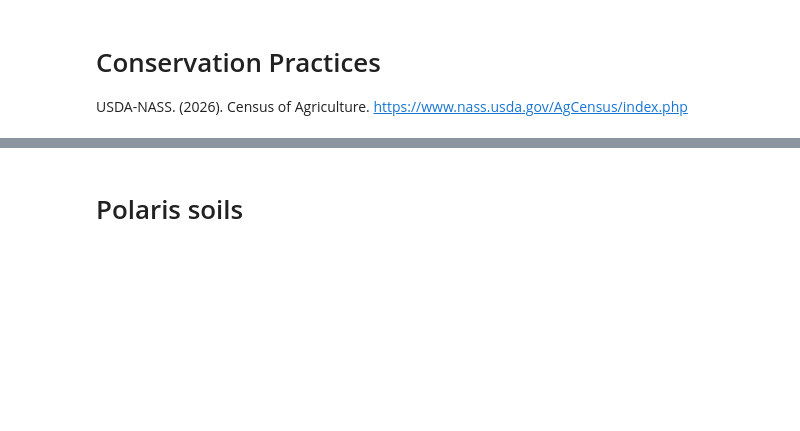
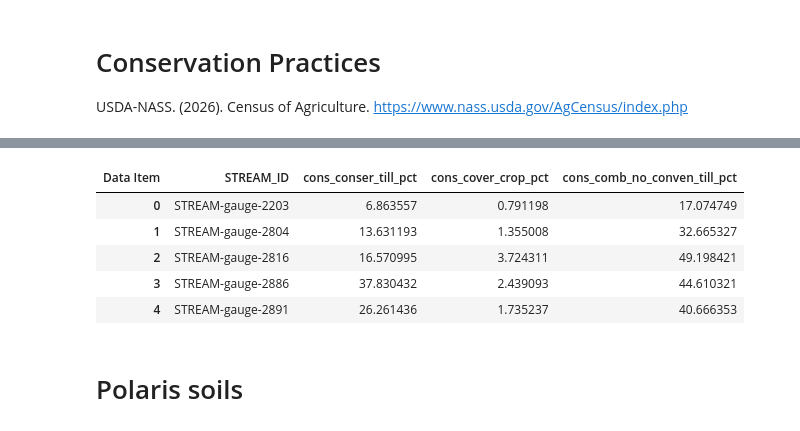
Before and after one commit to danykakbyrnes/STREAM_seasonality, a Jupyter notebook: data_compiling.ipynb, the cells around one changed output, grey strips where cells are left out. Saved outputs shown, nothing was run; the diff lists cells and outputs as text; code cells hidden in the pictures; blank space fills up the shorter version.

```diff
--- a/data_compiling.ipynb
+++ b/data_compiling.ipynb
@@ -275,35 +283,47 @@ for site in MAIN_SITES:
     try:
         wtshd_county = gpd.clip(cnty_shapefile, wtshd)
     except Exception:
         wtshd_county = gpd.overlay(cnty_shapefile, wtshd, how='intersection')
 
     wtshd_county['frac_area'] = wtshd_county.area / (wtshd_county['AREA_HA'] * 10000) # m2 / m2
 
     # Merge brings in 4 rows per GEOID (one per Data Item)
     wtshd_county = wtshd_county[['GEOID', 'frac_area']].merge(avg_cons_pract, on='GEOID', how='inner')
 
     # Weight each data item separately
     wtshd_county['area_weighted_km2'] = wtshd_county['area_km2'] * wtshd_county['frac_area']
 
     # Group by Data Item so they stay separate
     wtshd_summary = wtshd_county.groupby('Data Item')['area_weighted_km2'].sum().reset_index()
     wtshd_summary['pct_area'] = (wtshd_summary['area_weighted_km2'] / wtshd_area)*100
     wtshd_summary['Site'] = site
 
     wtsh_cons.append(wtshd_summary)
 
 # Combing the results
 combined_cons = pd.concat(wtsh_cons, ignore_index=True)
 
 # remapping names so they are correct and more concise
 combined_cons.replace({"PRACTICES, LAND USE, CROPLAND, CONSERVATION TILLAGE, (EXCL NO-TILL) - ACRES": "cons_conser_till_pct",
                       "PRACTICES, LAND USE, CROPLAND, CONSERVATION TILLAGE, NO-TILL - ACRES" : "cons_no_till_pct",
                       "PRACTICES, LAND USE, CROPLAND, CONVENTIONAL TILLAGE - ACRES" : "cons_conven_till_pct",
                       "PRACTICES, LAND USE, CROPLAND, COVER CROP PLANTED, (EXCL CRP) - ACRES":"cons_cover_crop_pct"},
                       inplace=True)
+# Pivot conservation practices from long to wide, then merge
+cons_wide = combined_cons.pivot_table(
+    index='Site', columns='Data Item', values='pct_area'
+).reset_index().rename(columns={'Site': 'STREAM_ID'})
 
-combined_cons['cons_comb_no_conven_till_pct'] = combined_cons['cons_no_till_pct']+combined_cons['cons_conven_till_pct']
-combined_cons = data.drop(['cons_no_till_pct', 'cons_conven_till_pct'], axis=1)
+cons_wide['cons_comb_no_conven_till_pct'] = cons_wide['cons_no_till_pct']+cons_wide['cons_conven_till_pct']
+cons_wide = cons_wide.drop(['cons_no_till_pct', 'cons_conven_till_pct'], axis=1)
+cons_wide.head()
+# %% [output]
+| Data Item | STREAM_ID | cons_conser_till_pct | cons_cover_crop_pct | cons_comb_no_conven_till_pct |
+| 0 | STREAM-gauge-2203 | 6.863557 | 0.791198 | 17.074749 |
+| 1 | STREAM-gauge-2804 | 13.631193 | 1.355008 | 32.665327 |
+| 2 | STREAM-gauge-2816 | 16.570995 | 3.724311 | 49.198421 |
+| 3 | STREAM-gauge-2886 | 37.830432 | 2.439093 | 44.610321 |
+| 4 | STREAM-gauge-2891 | 26.261436 | 1.735237 | 40.666353 |
 # %% [markdown]
 # Polaris soils
 # %%
```
Also changed, not shown: parts of 5 cells of this notebook, 1 other file.
